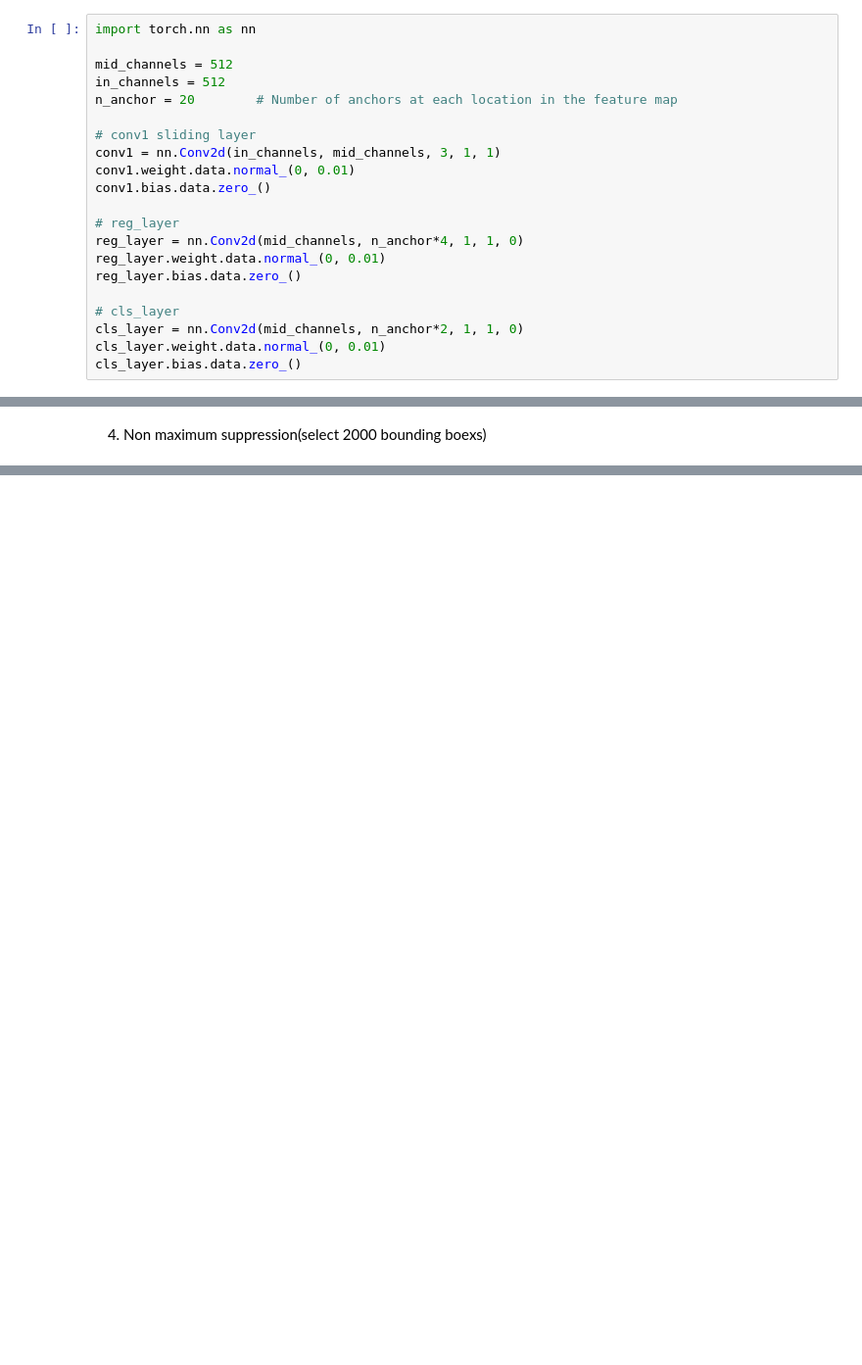
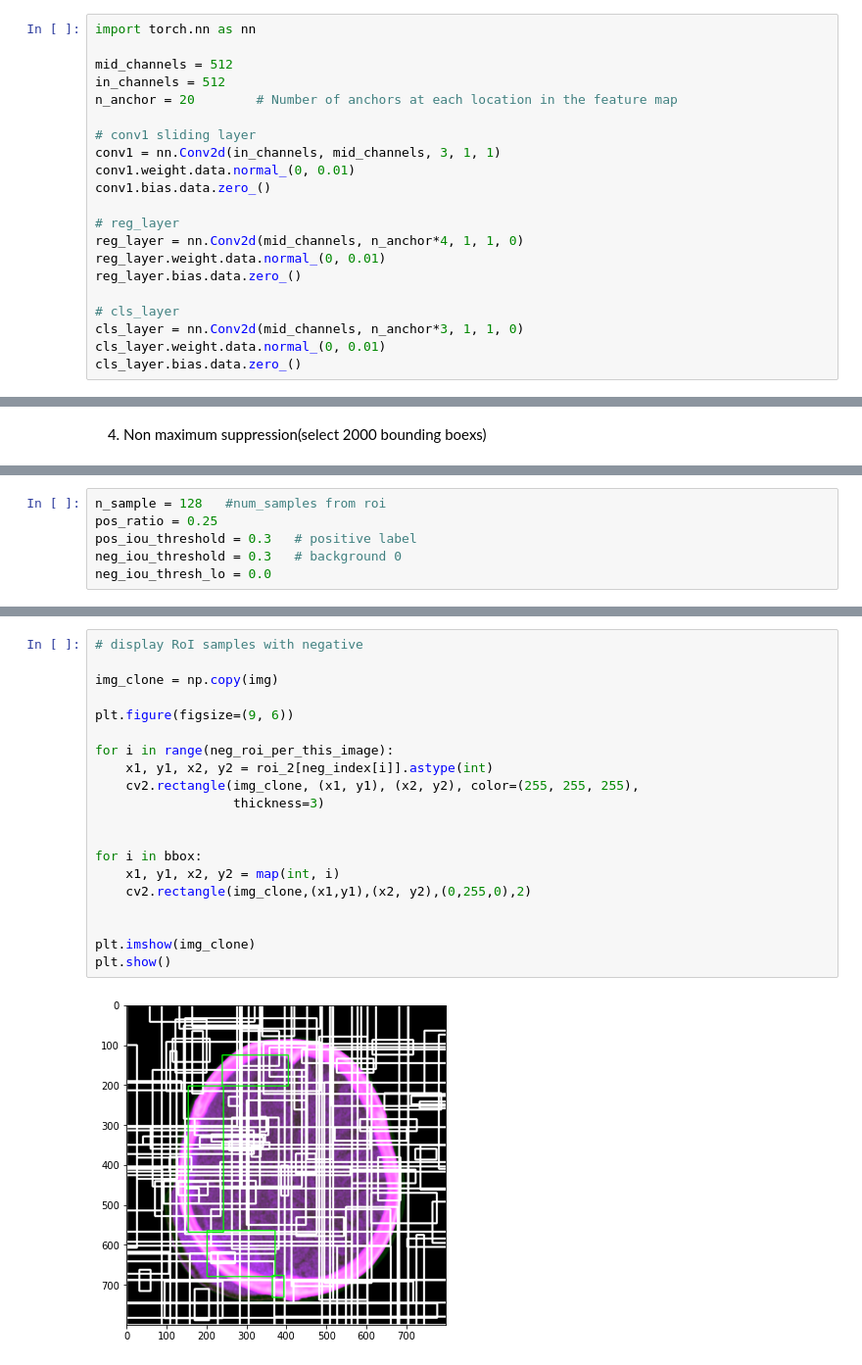
Before and after one commit to cuchoco/paper_implementations, a Jupyter notebook: models/FASTER_RCNN.ipynb, the cells around one changed output, grey strips where cells are left out. Shown: that part at 98% size. Cells and saved outputs as stored; diff of their text form; blank space fills up the shorter version.

```diff
--- a/models/FASTER_RCNN.ipynb
+++ b/models/FASTER_RCNN.ipynb
@@ -398,7 +398,7 @@ reg_layer.weight.data.normal_(0, 0.01)
 reg_layer.bias.data.zero_()
 
 # cls_layer
-cls_layer = nn.Conv2d(mid_channels, n_anchor*2, 1, 1, 0)
+cls_layer = nn.Conv2d(mid_channels, n_anchor*3, 1, 1, 0)
 cls_layer.weight.data.normal_(0, 0.01)
 cls_layer.bias.data.zero_()
 # %% [output]
@@ -593,0 +617,6 @@ array([561.6372 , 565.2492 , 424.97025, ..., 408.96002, 173.35663,
+# %%
+n_sample = 128   #num_samples from roi
+pos_ratio = 0.25
+pos_iou_threshold = 0.3   # positive label
+neg_iou_threshold = 0.3   # background 0
+neg_iou_thresh_lo = 0.0
@@ -593,0 +718,22 @@ array([561.6372 , 565.2492 , 424.97025, ..., 408.96002, 173.35663,
+# %%
+# display RoI samples with negative
+
+img_clone = np.copy(img)
+
+plt.figure(figsize=(9, 6))
+
+for i in range(neg_roi_per_this_image):
+    x1, y1, x2, y2 = roi_2[neg_index[i]].astype(int)
+    cv2.rectangle(img_clone, (x1, y1), (x2, y2), color=(255, 255, 255),
+                  thickness=3)
+
+
+for i in bbox:
+    x1, y1, x2, y2 = map(int, i)
+    cv2.rectangle(img_clone,(x1,y1),(x2, y2),(0,255,0),2)
+
+
+plt.imshow(img_clone)
+plt.show()
+# %% [output]
+[figure, added]
```
Also changed, not shown: parts of 49 cells of this notebook.
